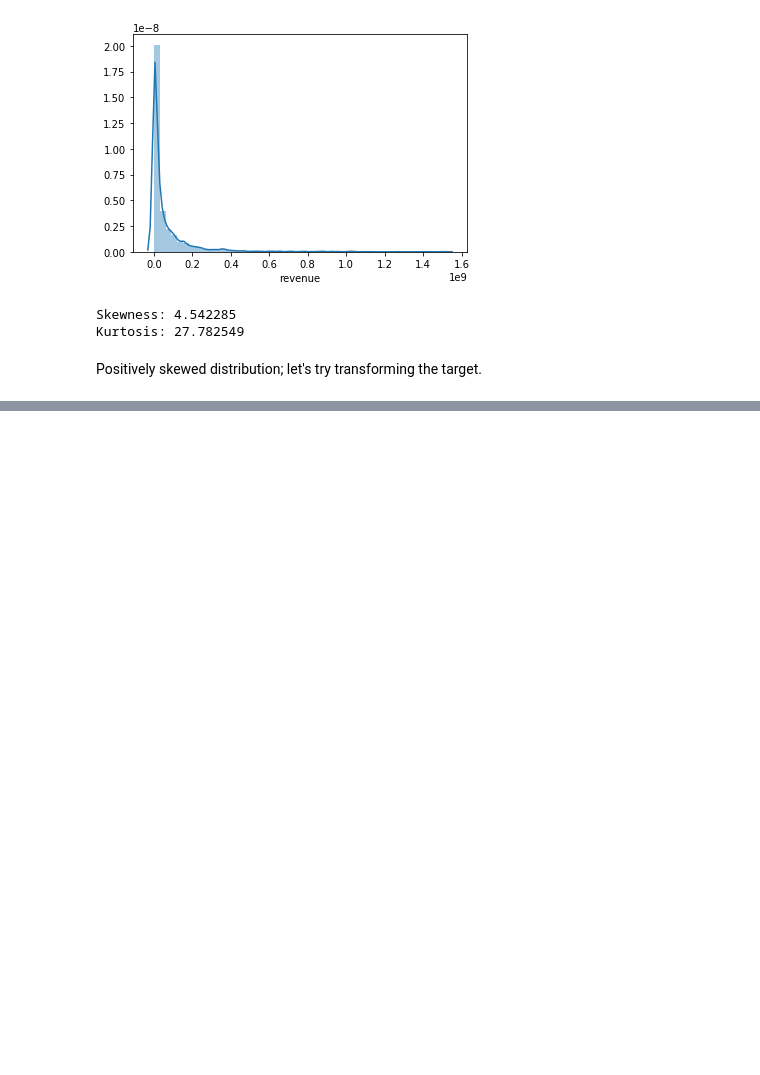
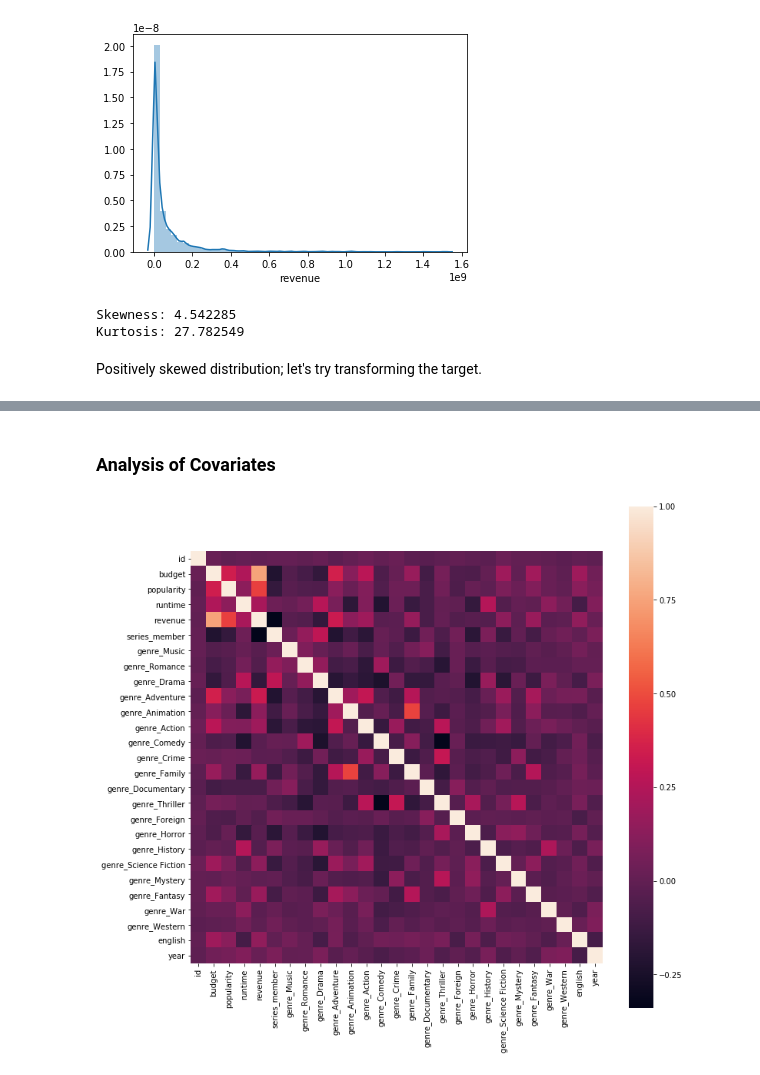
Before and after one commit to ceb263/TMDB_box_office_prediction, a Jupyter notebook: TMDB_Box_Office_Predictions.ipynb, the cells around one changed output, grey strips where cells are left out. Drawn from its saved outputs; the diff is of its cells as text; code cells hidden in the pictures; blank space fills up the shorter version.

```diff
--- a/TMDB_Box_Office_Predictions.ipynb
+++ b/TMDB_Box_Office_Predictions.ipynb
@@ -14,5 +15,6 @@ warnings.filterwarnings('ignore')
 # %%
 df_train = pd.read_csv('data/train.csv')
+df_test = pd.read_csv('data/test.csv')
 # %%
 df_train.columns
 # %% [output]
@@ -69,0 +134,28 @@ Kurtosis: -0.473154
+# %%
+# series_member
+df_train['series_member'] = df_train['belongs_to_collection'].isnull().astype(int)
+df_test['series_member'] = df_test['belongs_to_collection'].isnull().astype(int)
+
+# genres one-hot encoding
+genre_list = ['Music','Romance','Drama','Adventure','Animation','Action','Comedy','Crime','Family','Documentary',
+             'Thriller','Foreign','Horror','History','Science Fiction','Mystery','Fantasy','War','Western']
+for g in genre_list:
+    df_train['genre_'+g] = df_train['genres'].fillna('').str.contains(g).astype(int)
+    df_test['genre_'+g] = df_test['genres'].fillna('').str.contains(g).astype(int)
+
+# original_language one-hot encoding for english only
+df_train['english'] = (df_train['original_language']=='en').astype(int)
+df_test['english'] = (df_test['original_language']=='en').astype(int)
+
+# release year
+df_train['year'] = pd.to_datetime(df_train['release_date']).map(lambda x: x.year)
+df_test['year'] = pd.to_datetime(df_test['release_date']).map(lambda x: x.year)
+# %% [markdown]
+### Analysis of Covariates
+# %%
+# correlation heatmap
+corr = df_train.corr()
+f, ax = plt.subplots(figsize=(12, 12))
+sns.heatmap(corr, square=True);
+# %% [output]
+[figure, added]
```
Also changed, not shown: parts of 48 cells of this notebook, 3 other files.
